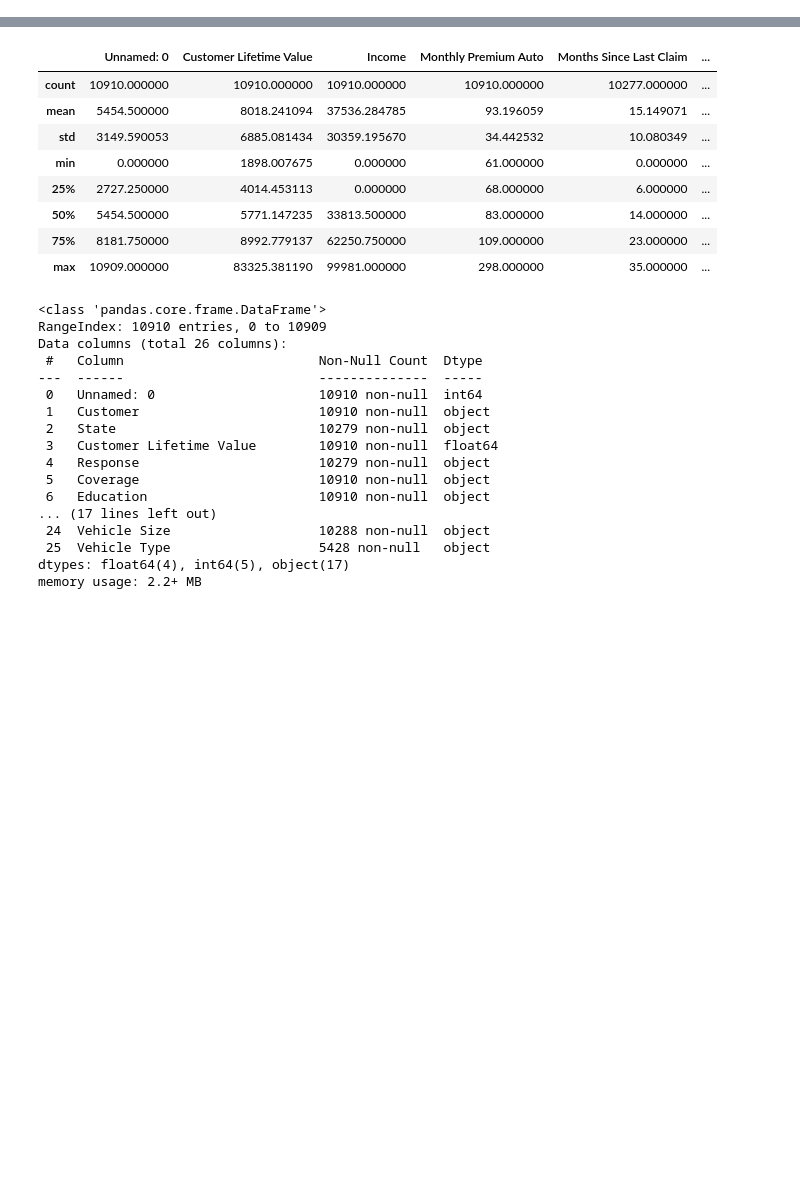
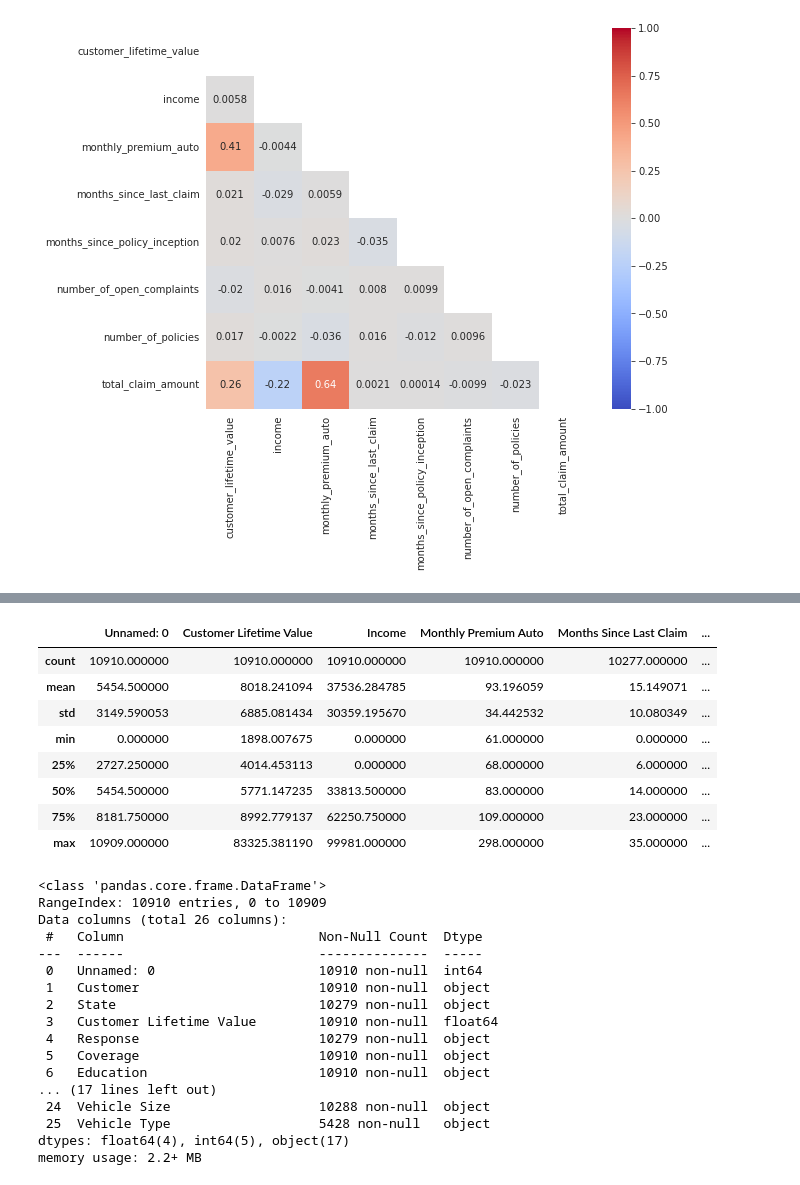
Before and after one commit to Romes-Kalt/Customer_Data_Analysis, a Jupyter notebook: activity3.ipynb, the cells around one changed output, grey strips where cells are left out. Cells and saved outputs as stored; diff of their text form; code cells hidden in the pictures; blank space fills up the shorter version.

```diff
--- a/activity3.ipynb
+++ b/activity3.ipynb
@@ -33,0 +75,12 @@ Name: month, dtype: int64
+# %%
+def heat_map(num_df):
+    corr = num_df.loc[num_df['income'] != 0].corr()
+    mask = np.zeros_like(corr)
+    mask[np.triu_indices_from(mask)] = True
+    with sns.axes_style("white"):
+        f, ax = plt.subplots(figsize=(9, 7))
+        ax = sns.heatmap(corr, mask=mask,cmap='coolwarm', vmin=-1,vmax=1,annot=True, square=True)
+# %%
+heat_map(numerical_df)
+# %% [output]
+[figure, added]
```
Also changed, not shown: parts of 22 cells of this notebook, 1 other file.
